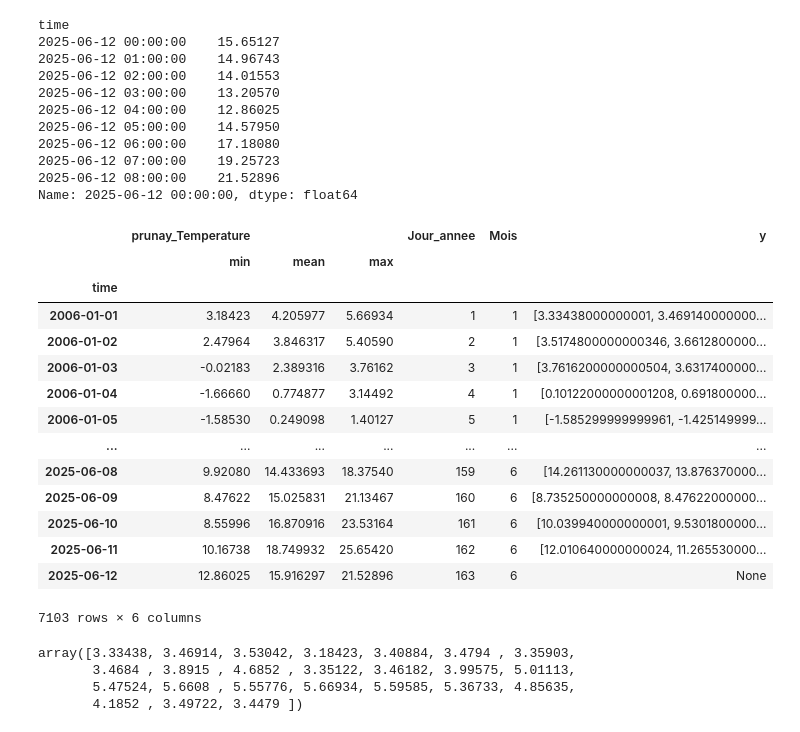
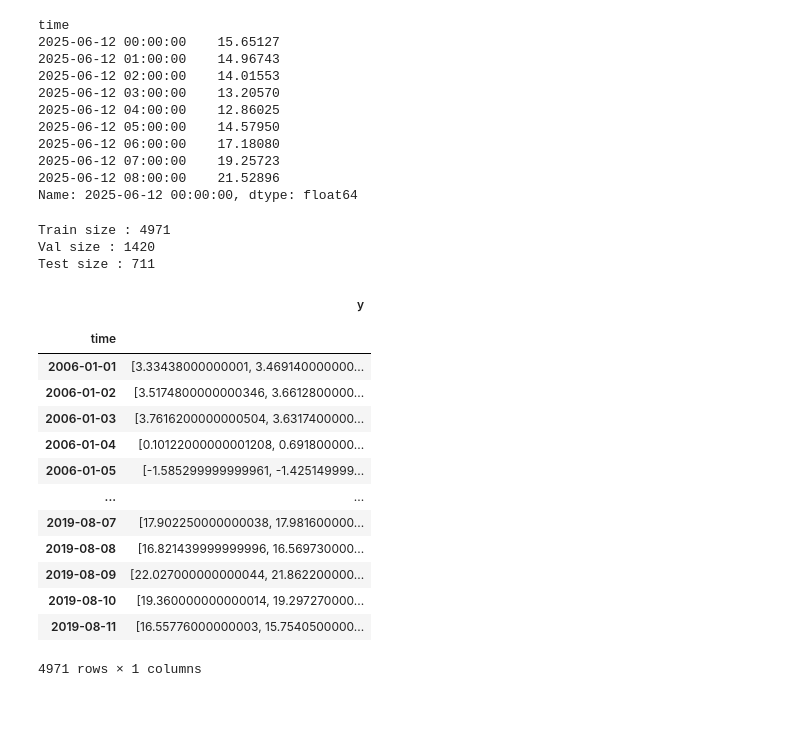
Before and after one commit to kubit07/data_analyse_DRIAS, a Jupyter notebook: bidirectinal_lstm_second_method.ipynb, the cells around one changed output. Cells and saved outputs as stored; diff of their text form; code cells hidden in the pictures.

```diff
--- a/bidirectinal_lstm_second_method.ipynb
+++ b/bidirectinal_lstm_second_method.ipynb
@@ -632,27 +627,28 @@ data_prunay_hourly_temp_predict["y"] = y
 # %%
 data_prunay_hourly_temp_predict = data_prunay_hourly_temp_predict[[('prunay_Temperature',  'min'), ('prunay_Temperature',  'mean'), ('prunay_Temperature',  'max'), ('Jour_annee',''), ('Mois', ''), ('y','')]]
 # %%
-data_prunay_hourly_temp_predict
+data_prunay_hourly_temp_predict = data_prunay_hourly_temp_predict.dropna()
-# %% [output]
-|  | prunay_Temperature |  |  | Jour_annee | Mois | y |
-|  | min | mean | max |  |  |  |
-| time |  |  |  |  |  |  |
-| 2006-01-01 | 3.18423 | 4.205977 | 5.66934 | 1 | 1 | [3.33438000000001, 3.469140000000... |
-| 2006-01-02 | 2.47964 | 3.846317 | 5.40590 | 2 | 1 | [3.5174800000000346, 3.6612800000... |
-| 2006-01-03 | -0.02183 | 2.389316 | 3.76162 | 3 | 1 | [3.7616200000000504, 3.6317400000... |
-| 2006-01-04 | -1.66660 | 0.774877 | 3.14492 | 4 | 1 | [0.10122000000001208, 0.691800000... |
-| 2006-01-05 | -1.58530 | 0.249098 | 1.40127 | 5 | 1 | [-1.585299999999961, -1.425149999... |
-| ... | ... | ... | ... | ... | ... | ... |
-| 2025-06-08 | 9.92080 | 14.433693 | 18.37540 | 159 | 6 | [14.261130000000037, 13.876370000... |
-| 2025-06-09 | 8.47622 | 15.025831 | 21.13467 | 160 | 6 | [8.735250000000008, 8.47622000000... |
-| 2025-06-10 | 8.55996 | 16.870916 | 23.53164 | 161 | 6 | [10.039940000000001, 9.5301800000... |
-| 2025-06-11 | 10.16738 | 18.749932 | 25.65420 | 162 | 6 | [12.010640000000024, 11.265530000... |
-| 2025-06-12 | 12.86025 | 15.916297 | 21.52896 | 163 | 6 | None |
-7103 rows × 6 columns
-# %%
-data_prunay_hourly_temp_predict["y"].iloc[0]
-# %% [output]
-array([3.33438, 3.46914, 3.53042, 3.18423, 3.40884, 3.4794 , 3.35903,
-       3.4684 , 3.8915 , 4.6852 , 3.35122, 3.46182, 3.99575, 5.01113,
-       5.47524, 5.6608 , 5.55776, 5.66934, 5.59585, 5.36733, 4.85635,
-       4.1852 , 3.49722, 3.4479 ])
+# %%
+data_prunay_hourly_temp_predict_train, data_prunay_hourly_temp_predict_val, data_prunay_hourly_temp_predict_test = split_dataframe(data_prunay_hourly_temp_predict)
+# %% [output]
+Train size : 4971
+Val size : 1420
+Test size : 711
+# %%
+data_prunay_hourly_temp_predict_train[[('y','')]]
+# %% [output]
+|  | y |
+|  |  |
+| time |  |
+| 2006-01-01 | [3.33438000000001, 3.469140000000... |
+| 2006-01-02 | [3.5174800000000346, 3.6612800000... |
+| 2006-01-03 | [3.7616200000000504, 3.6317400000... |
+| 2006-01-04 | [0.10122000000001208, 0.691800000... |
+| 2006-01-05 | [-1.585299999999961, -1.425149999... |
+| ... | ... |
+| 2019-08-07 | [17.902250000000038, 17.981600000... |
+| 2019-08-08 | [16.821439999999996, 16.569730000... |
+| 2019-08-09 | [22.027000000000044, 21.862200000... |
+| 2019-08-10 | [19.360000000000014, 19.297270000... |
+| 2019-08-11 | [16.55776000000003, 15.7540500000... |
+4971 rows × 1 columns
```
Also changed, not shown: parts of 9 cells of this notebook.
